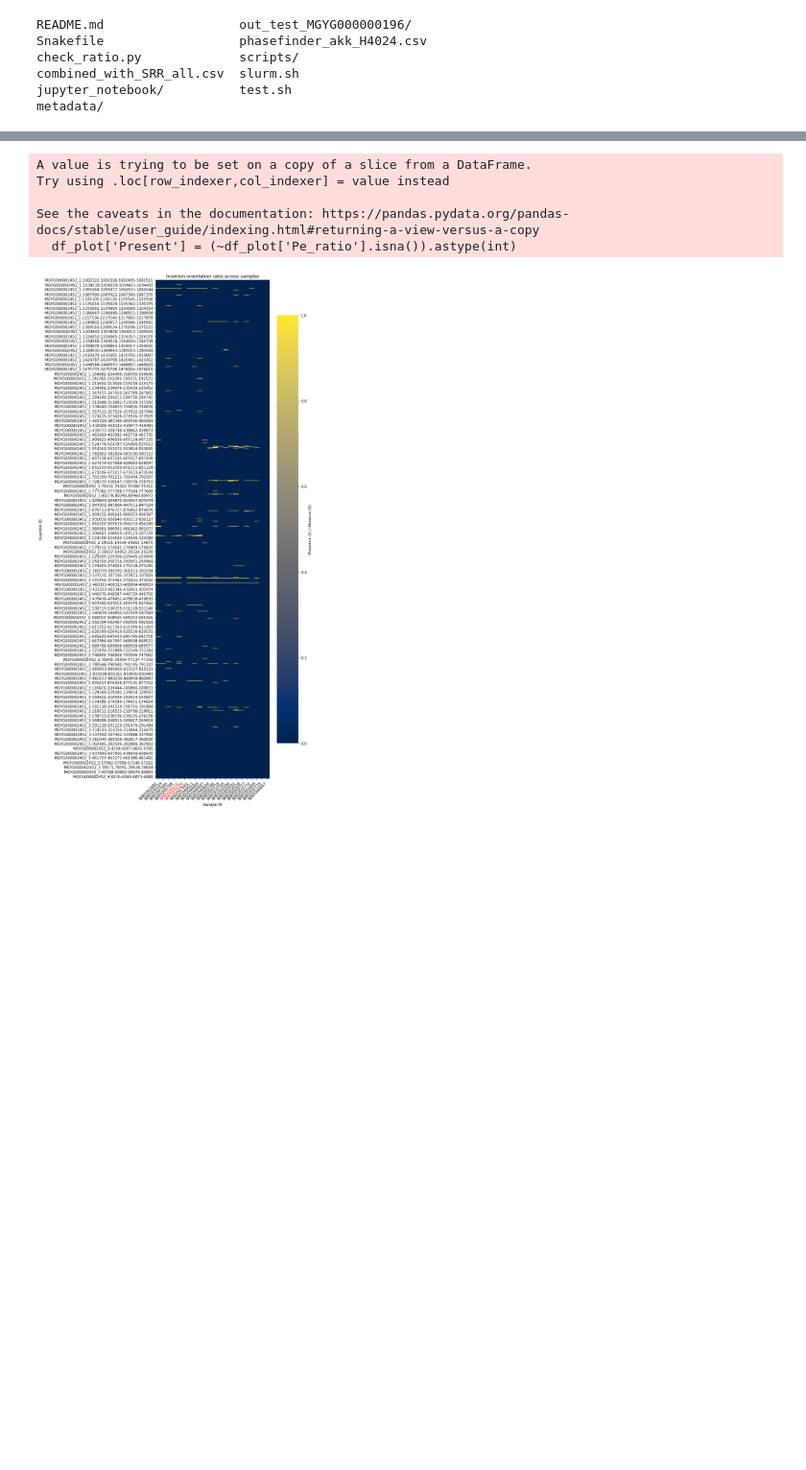
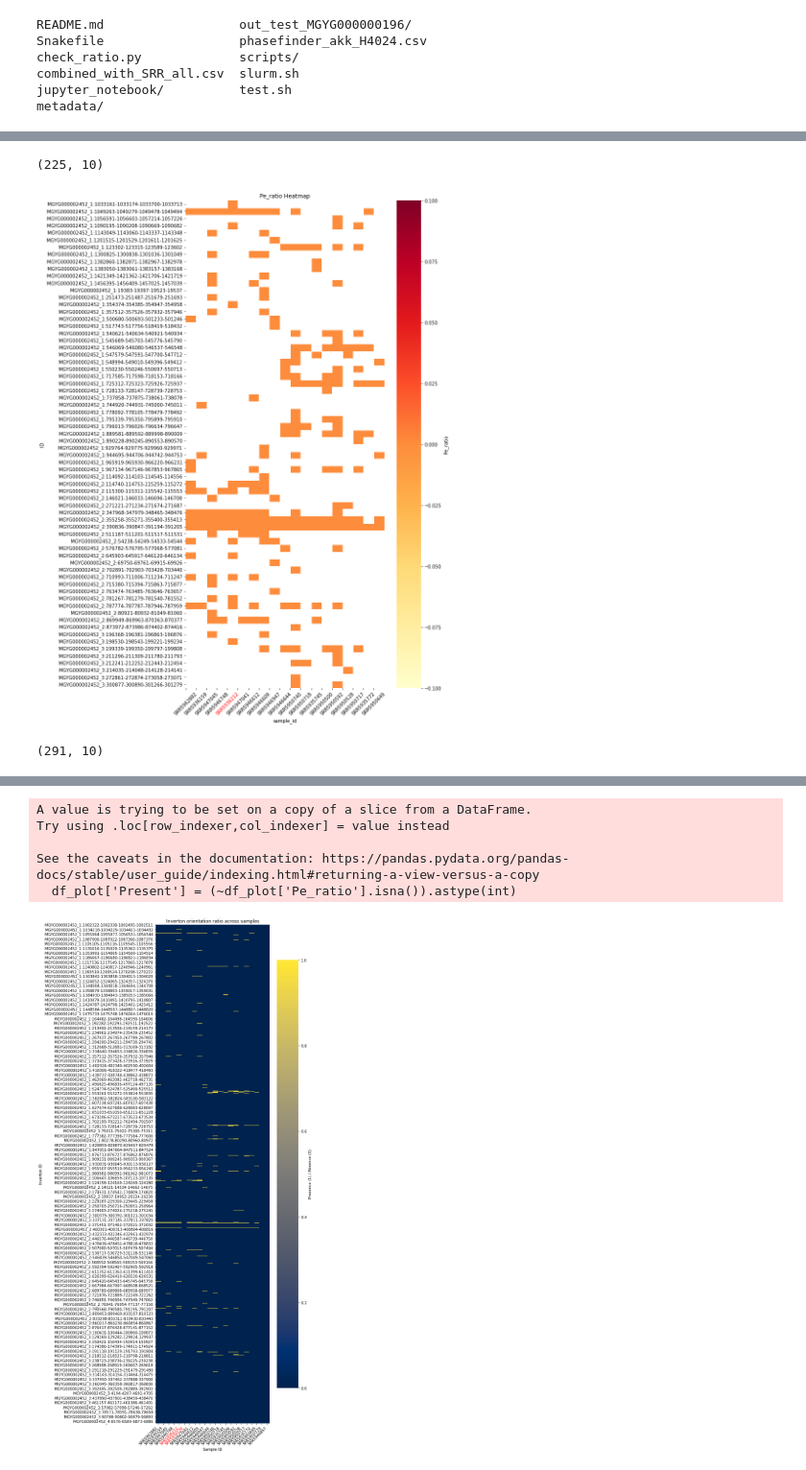
Before and after one commit to jindongmin/Inverton_analysis, a Jupyter notebook: jupyter_notebook/H4024.ipynb, the cells around one changed output, grey strips where cells are left out. Shown at 96% size. Saved outputs shown, nothing was run; the diff lists cells and outputs as text; code cells hidden in the pictures; blank space fills up the shorter version.

```diff
--- a/jupyter_notebook/H4024.ipynb
+++ b/jupyter_notebook/H4024.ipynb
@@ -80,0 +206,7 @@ array(['SRR5935745', 'SRR5935772', 'SRR5936126', 'SRR5936159',
+# %%
+#MGYG000002452
+species_to_plot = 'MGYG000002452' #Akkermansia muciniphila_C
+df_plot = phase_df[phase_df['species_id']==species_to_plot]
+df_plot.shape
+# %% [output]
+(225, 10)
@@ -80,0 +218,52 @@ array(['SRR5935745', 'SRR5935772', 'SRR5936126', 'SRR5936159',
+# %%
+#white ones means missing data for the cell, it means there was no Pe_ratio value for the ID in that sample
+# Make a copy to avoid SettingWithCopyWarning
+df_plot = df_plot.copy()
+
+# Pivot the DataFrame to have IDs as rows, sample_id as columns
+heatmap_data = df_plot.pivot(index='ID', columns='sample_id', values='Pe_ratio')
+
+# Filter sample_order to only include columns that exist
+sample_order_existing = [s for s in sample_order if s in heatmap_data.columns]
+
+heatmap_data = heatmap_data[sample_order_existing]
+
+# Plot heatmap
+plt.figure(figsize=(12, 16))
+sns.heatmap(heatmap_data,
+            annot=False,
+            cmap='YlOrRd',
+            cbar_kws={'label': 'Pe_ratio'}
+            )
+
+# Optionally, overlay white squares on the positions that were originally NaN
+mask = heatmap_data.isna()
+for y, x in zip(*np.where(mask)):
+    plt.gca().add_patch(plt.Rectangle((x, y), 1, 1, color='white', edgecolor='white'))
+
+# Set x-axis labels and color the antibiotic samples
+ax = plt.gca()
+ax.set_xticks(range(len(sample_order_existing)))
+ax.set_xticklabels(sample_order_existing, rotation=45)
+
+for tick_label in ax.get_xticklabels():
+    if tick_label.get_text() in antibiotic_samples:
+        tick_label.set_color('red')  # color antibiotic samples red
+    else:
+        tick_label.set_color('black')
+
+plt.ylabel('ID')
+plt.title('Pe_ratio Heatmap')
+plt.xticks(rotation=45, ha ='center')
+plt.yticks(rotation=0)
+plt.tight_layout()
+plt.show()
+# %% [output]
+[figure, added]
+# %%
+#MGYG000002453
+species_to_plot = 'MGYG000002453' #Akkermansia muciniphila_B
+df_plot = phase_df[phase_df['species_id']==species_to_plot]
+df_plot.shape
+# %% [output]
+(291, 10)
```
Also changed, not shown: parts of 24 cells of this notebook.
